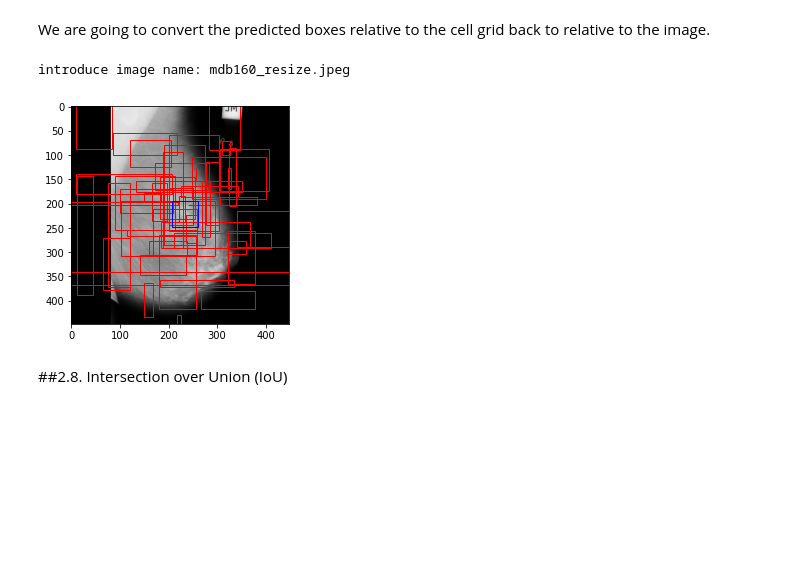
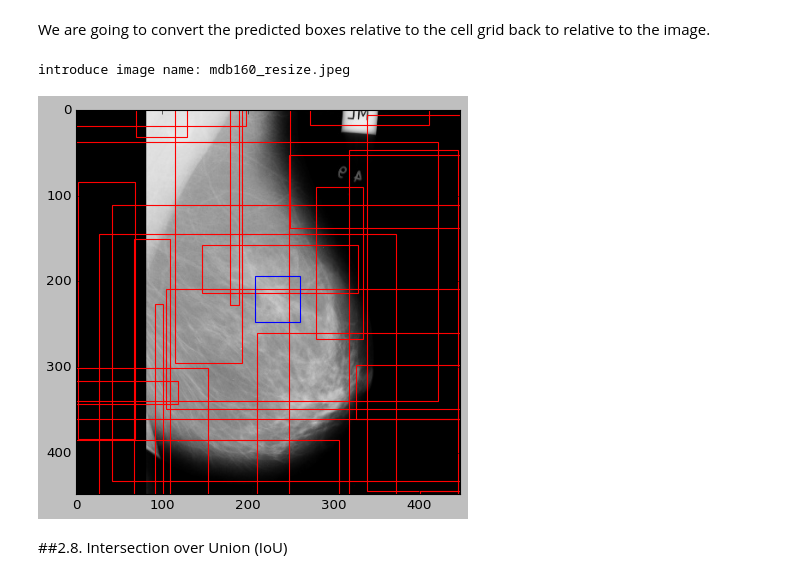
Before and after one commit to cfont03/Anomaly-breast-cancer-detection, a Jupyter notebook: train/2. YOLO.ipynb, the cells around one changed output. Drawn from its saved outputs; the diff is of its cells as text; code cells hidden in the pictures; blank space fills up the shorter version.

```diff
--- a/train/2. YOLO.ipynb
+++ b/train/2. YOLO.ipynb
@@ -672,5 +658,7 @@ train_images = train_images/255 # normalize images
 # %%
 optimizer = Adam(learning_rate = 1e-5)
 model_yolo.compile(loss=yolo_sse, optimizer=optimizer, run_eagerly=True)
-model_hist = model_yolo.fit([train_images, cell_list], cell_list, epochs = 50) # cell list is y_true
+start_time = time.time()
+model_hist = model_yolo.fit([train_images, cell_list], cell_list, epochs = 5) # cell list is y_true
+print(f"\n------- Execution time: {(time.time() - start_time)/60:.2f} minutes -------\n")
 # %% [output]
@@ -700,7 +683,8 @@ print(model_hist.history.keys())
 # %% [output]
 dict_keys(['loss'])
 # %%
-plt.plot(model_hist.history['loss'])
+plt.plot(model_hist.history['loss'], 'b')
+plt.style.use('classic')
 plt.title('model loss')
 plt.ylabel('loss')
 plt.xlabel('epoch')
@@ -751,6 +735,7 @@ def cell_to_img(y_pred, S = 7, B = 1, C = 1):
 
   bboxes = y_pred[...,2:6] # output is [c, s, x, y, w, h] where c stands for the class and s for the confidence score
   x, y, w, h = bboxes[...,0:1], bboxes[...,1:2], bboxes[...,2:3], bboxes[...,3:4]
+  s = y_pred[...,1:2]
 
   #l = np.array(( x - w/2) * w_img, dtype = int)
   #r = np.array(( x + w/2) * w_img, dtype = int)
@@ -768,7 +753,7 @@ def cell_to_img(y_pred, S = 7, B = 1, C = 1):
   #t[t < 0] = t[t < 0] * -1
   #b[b < 0] = b[b < 0] * -1
 
-  y_pred_img = np.concatenate((l, r, t, b), axis = -1)
+  y_pred_img = np.concatenate((s, l, r, t, b), axis = -1)
 
   return y_pred_img
 # %%
@@ -778,38 +763,38 @@ y_pred_img = cell_to_img(y_pred, B = 1, C = 1) # convert predicted boxes relativ
 image = input("introduce image name: ")
 path = '/content/archive/all-mias/{:}'.format(image)
 img = cv2.imread(path)
 
 
 idx = (train_re1[train_re1['image path'].apply(lambda x : x == (Path(path)))].iloc[:,1].index)[0]
 
 
 # Create figure and axes
 fig, ax = plt.subplots()
 
 # Display the image
 ax.imshow(img)
 
 # Create a Rectangle patch
 i_ = idx
 xmin = img_list[i_][0][1] - img_list[i_][0][3]/2
 ymin = img_list[i_][0][2] - img_list[i_][0][4]/2
 rect = patches.Rectangle((xmin, ymin), img_list[i_][0][3], img_list[i_][0][4], linewidth=1, edgecolor='b', facecolor='none')
 
-y_pred_img_ = K.reshape(y_pred_img, (-1, S * S, 4))
+y_pred_img_ = K.reshape(y_pred_img, (-1, S * S, 5))
 
 for i in y_pred_img_[i_]:
-  xmin = i[0] - int(i[2]/2)
-  ymin = i[1] - int(i[3]/2)
-  rect_ = patches.Rectangle((xmin, ymin), i[2], i[3], linewidth=1, edgecolor='r', facecolor='none')
+  xmin = i[1] - int(i[3]/2)
+  ymin = i[2] - int(i[4]/2)
+  rect_ = patches.Rectangle((xmin, ymin), i[3], i[4], linewidth=1, edgecolor='r', facecolor='none')
   ax.add_patch(rect_)
 
 # Add the patch to the Axes
 ax.add_patch(rect)
 
 plt.show()
 # %% [output]
 introduce image name: mdb160_resize.jpeg
-[figure, old version]
+[figure, new version]
 # %% [markdown]
 ##2.8. Intersection over Union (IoU)
 # %% [markdown]
```
Also changed, not shown: parts of 18 cells of this notebook.
